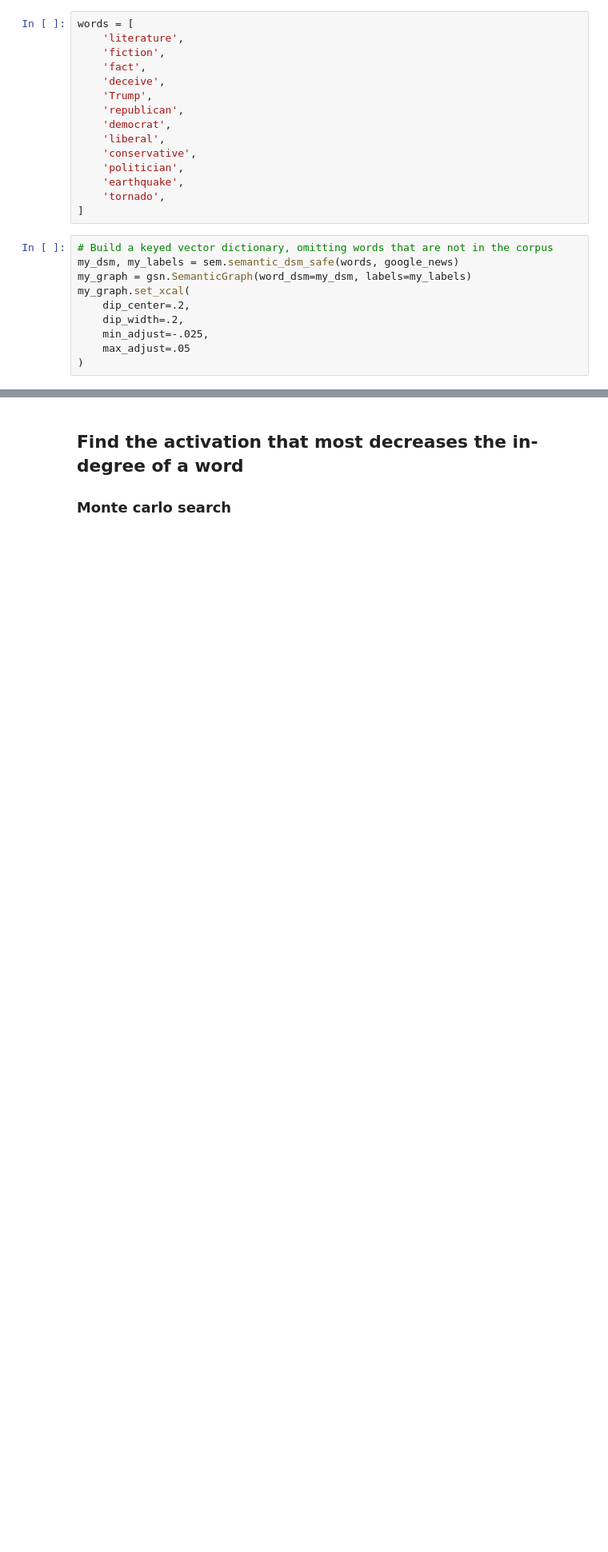
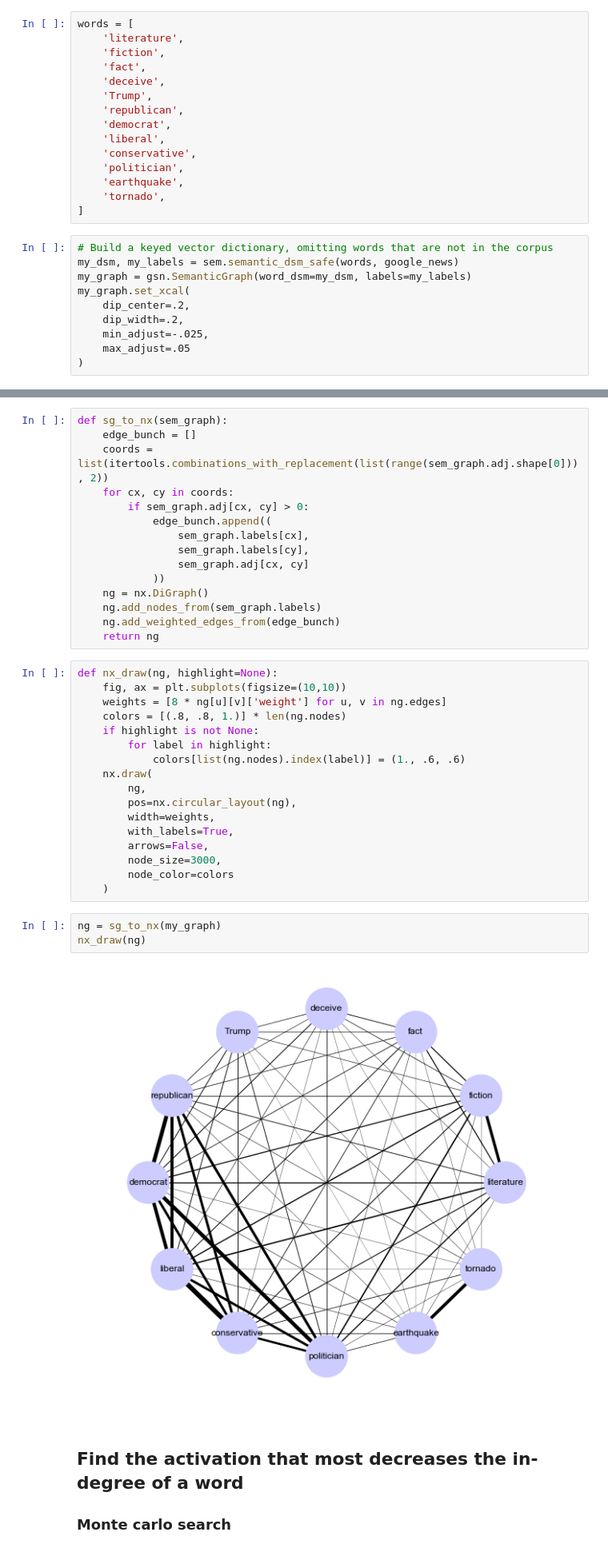
Before and after one commit to mvdoc/graphsemnet, a Jupyter notebook: notebooks/forgetting_attack.ipynb, the cells around one changed output, grey strips where cells are left out. Shown at 80% size. Cells and saved outputs as stored; diff of their text form; blank space fills up the shorter version.

```diff
--- a/notebooks/forgetting_attack.ipynb
+++ b/notebooks/forgetting_attack.ipynb
@@ -80,3 +96,40 @@ plt.ylabel('from')
+# %%
+def sg_to_nx(sem_graph):
+    edge_bunch = []
+    coords = list(itertools.combinations_with_replacement(list(range(sem_graph.adj.shape[0])), 2))
+    for cx, cy in coords:
+        if sem_graph.adj[cx, cy] > 0:
+            edge_bunch.append((
+                sem_graph.labels[cx],
+                sem_graph.labels[cy],
+                sem_graph.adj[cx, cy]
+            ))
+    ng = nx.DiGraph()
+    ng.add_nodes_from(sem_graph.labels)
+    ng.add_weighted_edges_from(edge_bunch)
+    return ng
+# %%
+def nx_draw(ng, highlight=None):
+    fig, ax = plt.subplots(figsize=(10,10))
+    weights = [8 * ng[u][v]['weight'] for u, v in ng.edges]
+    colors = [(.8, .8, 1.)] * len(ng.nodes)
+    if highlight is not None:
+        for label in highlight:
+            colors[list(ng.nodes).index(label)] = (1., .6, .6)
+    nx.draw(
+        ng,
+        pos=nx.circular_layout(ng),
+        width=weights,
+        with_labels=True,
+        arrows=False,
+        node_size=3000,
+        node_color=colors
+    )
+# %%
+ng = sg_to_nx(my_graph)
+nx_draw(ng)
+# %% [output]
+[figure, added]
 # %% [markdown]
 ## Find the activation that most decreases the in-degree of a word
 
```
Also changed, not shown: parts of 14 cells of this notebook, 4 other files.
